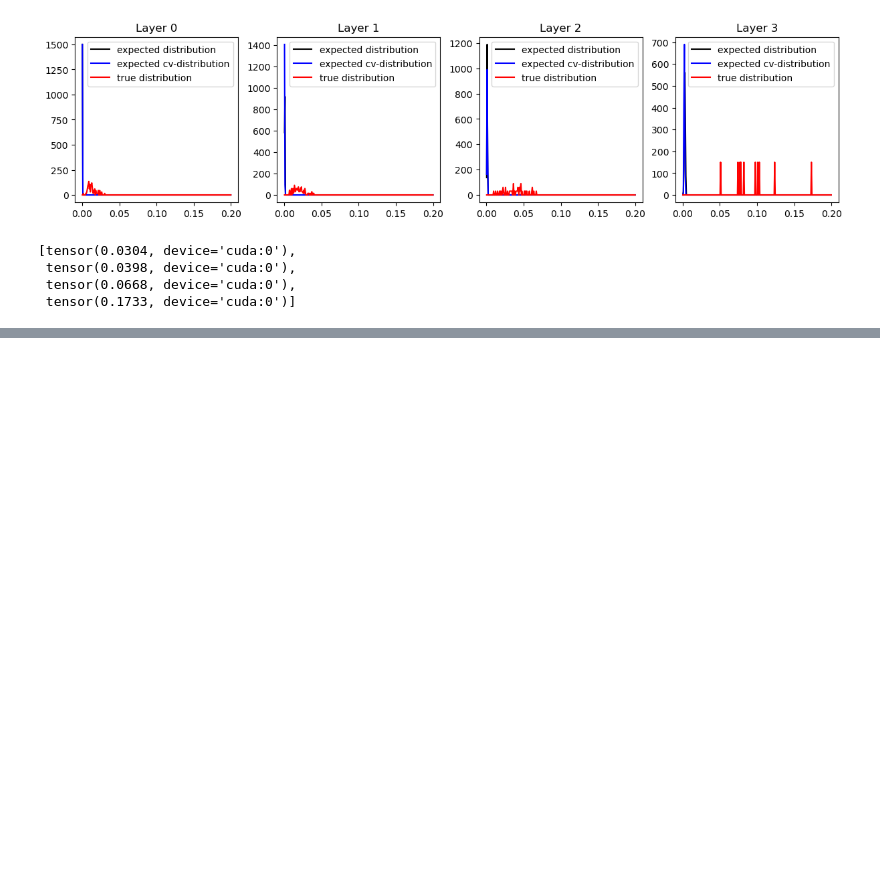
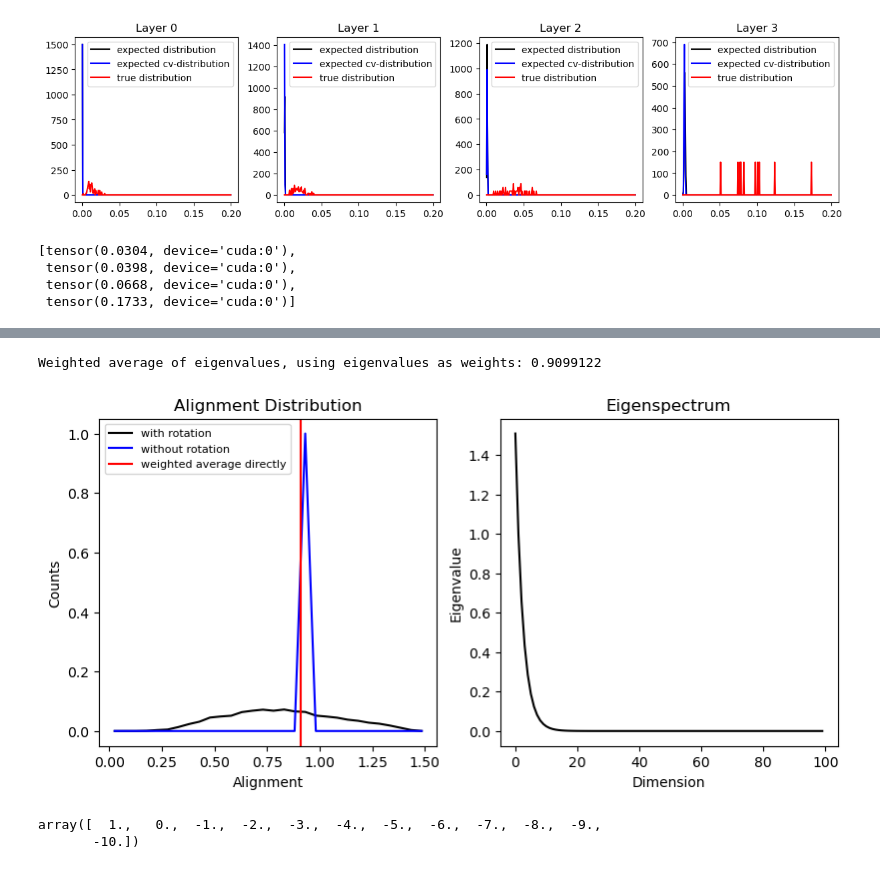
Before and after one commit to celiaberon/networkAlignmentAnalysis, a Jupyter notebook: testbook.ipynb, the cells around one changed output, grey strips where cells are left out. Cells and saved outputs as stored; diff of their text form; code cells hidden in the pictures; blank space fills up the shorter version.

Commit message:
fix bugs in expected distribution

```diff
--- a/testbook.ipynb
+++ b/testbook.ipynb
@@ -320,0 +334,42 @@ plt.show()
+# %%
+# def expected_alignment_distribution(eigenvalues, relative=True, valid_rotation=True, bins=11, num_tests=100):
+
+N = 100
+eigenvalues = 1.51 ** (torch.linspace(1, -(N-1), N)) # make eigenvalues with a powerlaw
+
+wa_evals = np.average(eigenvalues, weights=eigenvalues)
+print("Weighted average of eigenvalues, using eigenvalues as weights:", wa_evals)
+
+bins = torch.linspace(0, torch.max(eigenvalues), 31)
+centers = utils.edge2center(bins)
+
+expected_without_rotation = utils.expected_alignment_distribution(eigenvalues, relative=False, valid_rotation=False, with_rotation=False, bins=bins, num_tests=100)[0]
+expected_with_rotation = utils.expected_alignment_distribution(eigenvalues, relative=False, valid_rotation=True, with_rotation=True, bins=bins, num_tests=100)[0]
+
+expected_without_rotation = expected_without_rotation / torch.sum(expected_without_rotation)
+expected_with_rotation = expected_with_rotation / torch.sum(expected_with_rotation)
+
+fig, ax = plt.subplots(1, 2, figsize=(8, 4), layout='constrained')
+
+ax[0].plot(centers, expected_with_rotation, c='k', label="with rotation")
+ax[0].plot(centers, expected_without_rotation, c='b', label="without rotation")
+ax[0].axvline(wa_evals, c='r', label="weighted average directly")
+ax[0].set_xlabel('Alignment')
+ax[0].set_ylabel('Counts')
+ax[0].set_title('Alignment Distribution')
+ax[0].legend(loc='upper left', fontsize=8)
+
+ax[1].plot(eigenvalues, c='k')
+ax[1].set_xlabel('Dimension')
+ax[1].set_ylabel('Eigenvalue')
+ax[1].set_title('Eigenspectrum')
+
+plt.show()
+# %% [output]
+Weighted average of eigenvalues, using eigenvalues as weights: 0.9099122
+[figure, added]
+# %%
+np.linspace(1, -(N-2), N)
+# %% [output]
+array([  1.,   0.,  -1.,  -2.,  -3.,  -4.,  -5.,  -6.,  -7.,  -8.,  -9.,
+       -10.])
```
Also changed, not shown: parts of 3 cells of this notebook, 1 other file.
